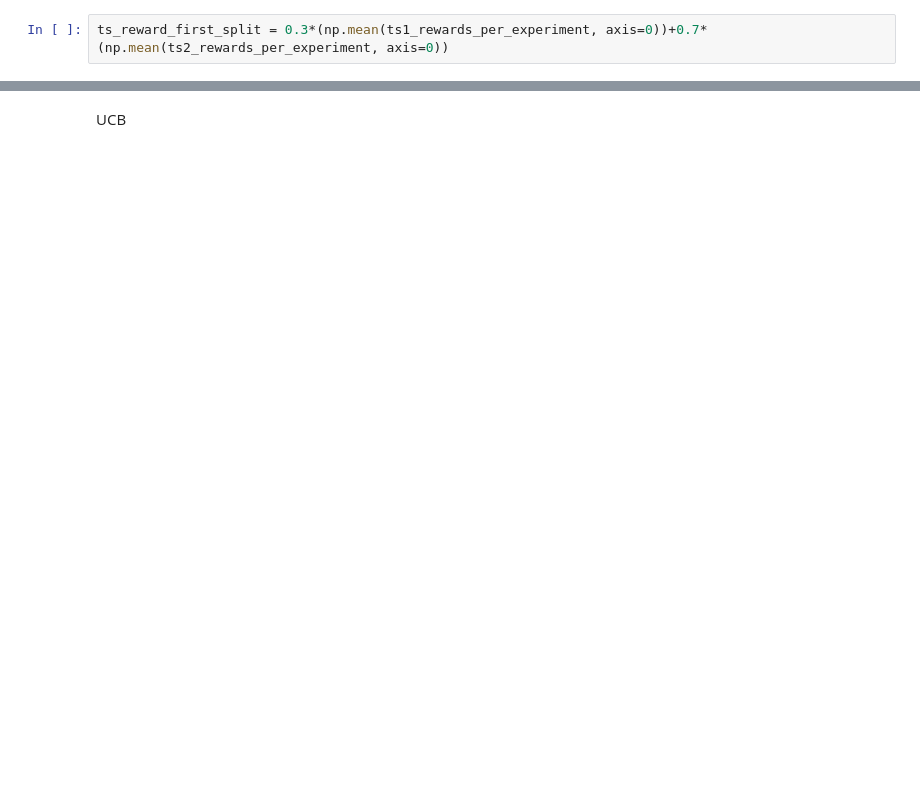
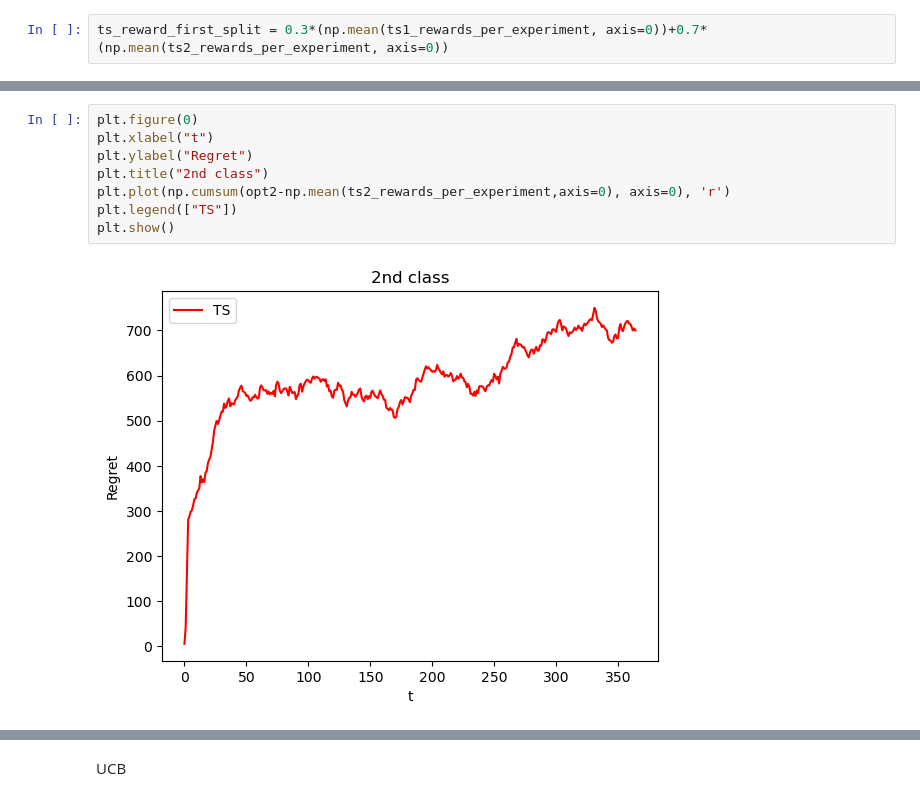
Before and after one commit to GiuliaMontani/Online-learning-application, a Jupyter notebook: Ola_project/Step72.ipynb, the cells around one changed output, grey strips where cells are left out. Cells and saved outputs as stored; diff of their text form; blank space fills up the shorter version.

```diff
--- a/Ola_project/Step72.ipynb
+++ b/Ola_project/Step72.ipynb
@@ -707,0 +870,10 @@ plt.plot(np.cumsum(opt-ts_all_classes_rewards, axis=0), 'r')
+# %%
+plt.figure(0)
+plt.xlabel("t")
+plt.ylabel("Regret")
+plt.title("2nd class")
+plt.plot(np.cumsum(opt2-np.mean(ts2_rewards_per_experiment,axis=0), axis=0), 'r')
+plt.legend(["TS"])
+plt.show()
+# %% [output]
+[figure, added]
```
Also changed, not shown: parts of 43 cells of this notebook.
